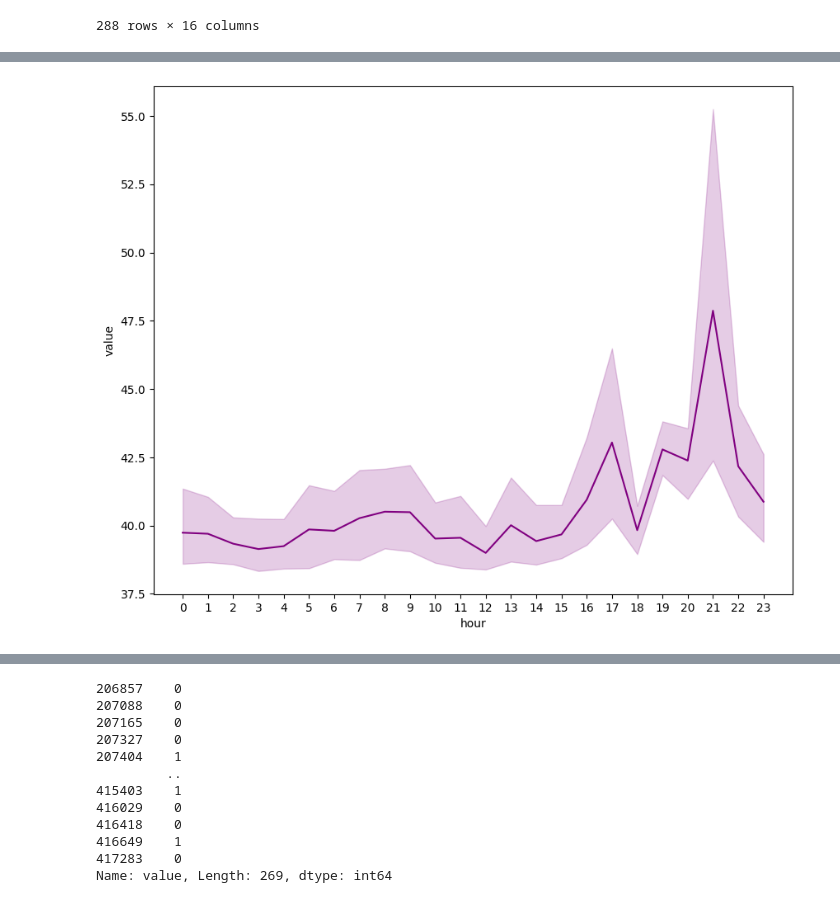
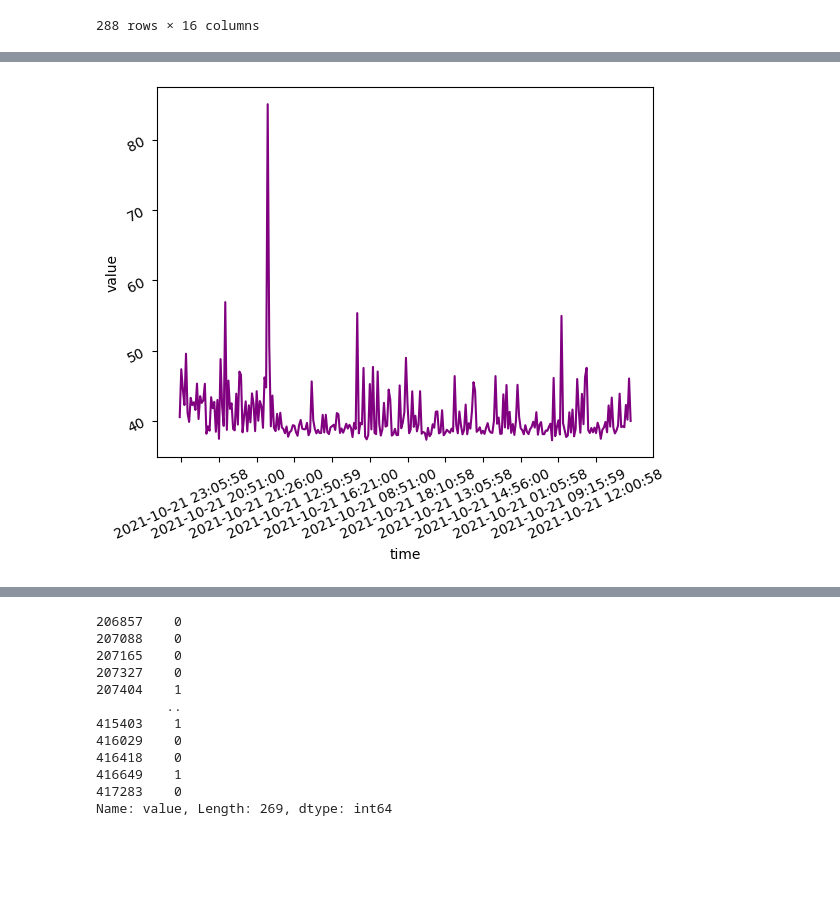
Before and after one commit to internet-equity/netrics-data, a Jupyter notebook: code/Anomaly_analysis_singledeviceDay2.ipynb, the cells around one changed output, grey strips where cells are left out. Cells and saved outputs as stored; diff of their text form; code cells hidden in the pictures; blank space fills up the shorter version.

```diff
--- a/code/Anomaly_analysis_singledeviceDay2.ipynb
+++ b/code/Anomaly_analysis_singledeviceDay2.ipynb
@@ -450,11 +450,10 @@ import matplotlib.pyplot as plt
 import numpy as np
 import seaborn as sns
 
-fig,ax =  plt.subplots(figsize = ( 10, 8))
-sns.lineplot( x = "hour", y = "value",
-             color = 'purple', data =rc_device_atlmax_1021,
-             ax = ax)
-plt.xticks(np.arange(min(rc_device_atlmax_1021['hour']), max(rc_device_atlmax_1021['hour'])+1, 1.0))
+sns.lineplot( x = "time", y = "value",
+             color = 'purple', data =rc_device_atlmax_1021,)
+plt.tick_params(labelrotation = 25)
+plt.xticks(np.arange(1,288,24))
 # %% [output]
 ([<matplotlib.axis.XTick at 0x...>,
   <matplotlib.axis.XTick at 0x...>,
@@ -476 +475 @@ plt.xticks(np.arange(min(rc_device_atlmax_1021['hour']), max(rc_device_atlmax_10
-[figure, old version]
+[figure, new version]
```
Also changed, not shown: parts of 13 cells of this notebook.
